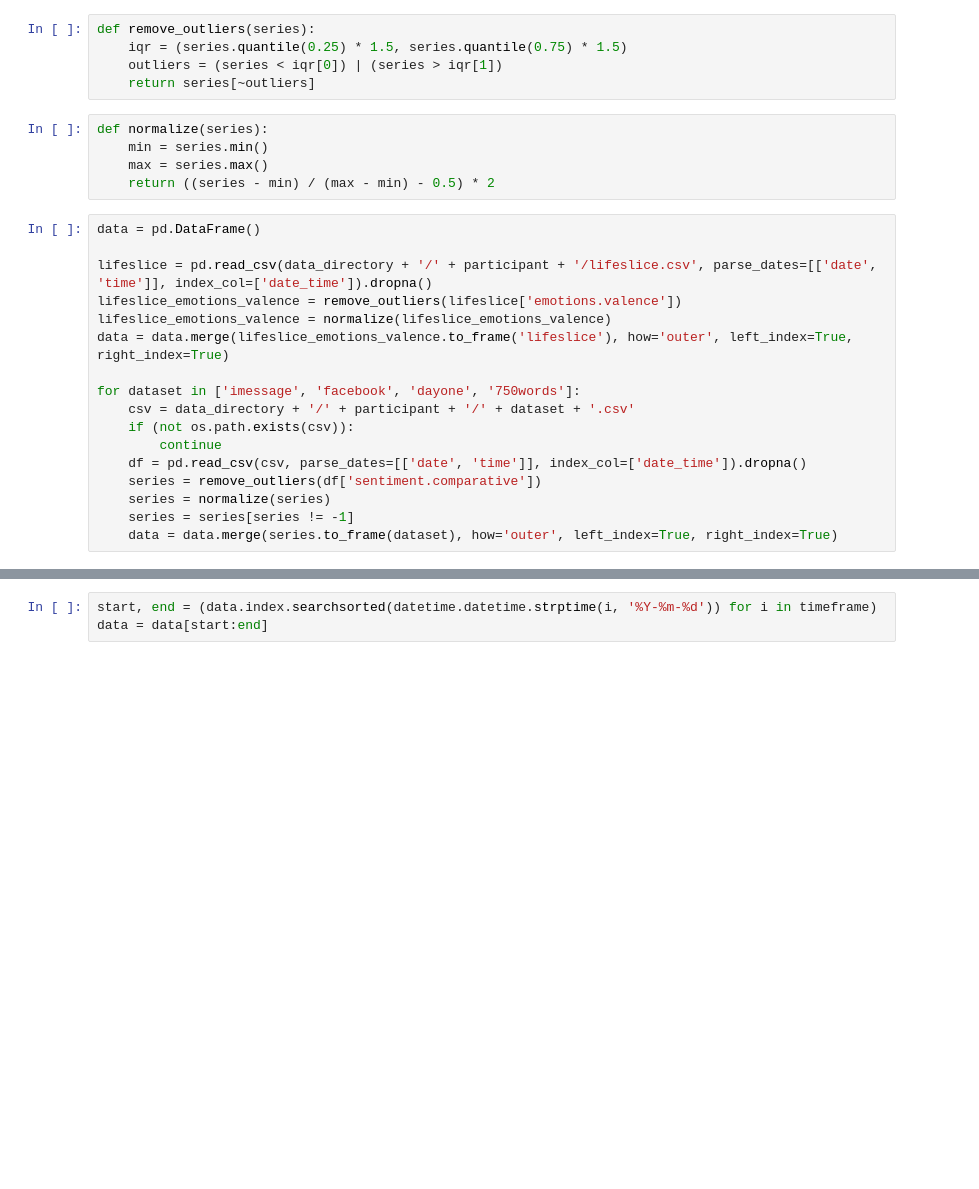
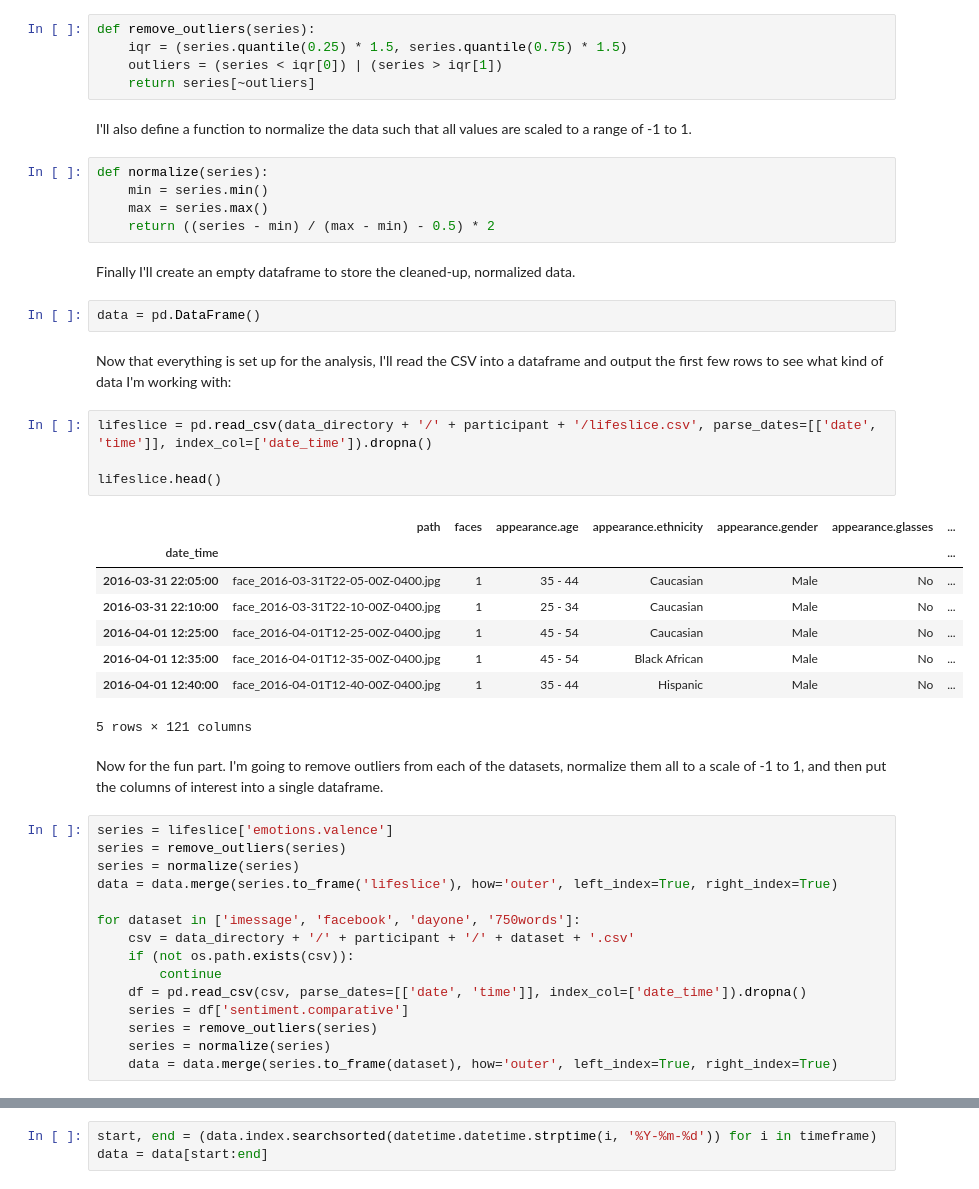
Before and after one commit to cjroth/chronist, a Jupyter notebook: analysis/comparative.ipynb, the cells around one changed output, grey strips where cells are left out. Cells and saved outputs as stored; diff of their text form; blank space fills up the shorter version.

```diff
--- a/analysis/comparative.ipynb
+++ b/analysis/comparative.ipynb
@@ -18,25 +46,46 @@ def remove_outliers(series):
     iqr = (series.quantile(0.25) * 1.5, series.quantile(0.75) * 1.5)
     outliers = (series < iqr[0]) | (series > iqr[1])
     return series[~outliers]
+# %% [markdown]
+I'll also define a function to normalize the data such that all values are scaled to a range of -1 to 1.
 # %%
 def normalize(series):
     min = series.min()
     max = series.max()
     return ((series - min) / (max - min) - 0.5) * 2
+# %% [markdown]
+Finally I'll create an empty dataframe to store the cleaned-up, normalized data.
+# %%
+data = pd.DataFrame()
+# %% [markdown]
+Now that everything is set up for the analysis, I'll read the CSV into a dataframe and output the first few rows to see what kind of data I'm working with:
+# %%
+lifeslice = pd.read_csv(data_directory + '/' + participant + '/lifeslice.csv', parse_dates=[['date', 'time']], index_col=['date_time']).dropna()
+
+lifeslice.head()
+# %% [output]
+|  | path | faces | appearance.age | appearance.ethnicity | appearance.gender | appearance.glasses | ... |
+| date_time |  |  |  |  |  |  | ... |
+| 2016-03-31 22:05:00 | face_2016-03-31T22-05-00Z-0400.jpg | 1 | 35 - 44 | Caucasian | Male | No | ... |
+| 2016-03-31 22:10:00 | face_2016-03-31T22-10-00Z-0400.jpg | 1 | 25 - 34 | Caucasian | Male | No | ... |
+| 2016-04-01 12:25:00 | face_2016-04-01T12-25-00Z-0400.jpg | 1 | 45 - 54 | Caucasian | Male | No | ... |
+| 2016-04-01 12:35:00 | face_2016-04-01T12-35-00Z-0400.jpg | 1 | 45 - 54 | Black African | Male | No | ... |
+| 2016-04-01 12:40:00 | face_2016-04-01T12-40-00Z-0400.jpg | 1 | 35 - 44 | Hispanic | Male | No | ... |
+5 rows × 121 columns
+# %% [markdown]
+Now for the fun part. I'm going to remove outliers from each of the datasets, normalize them all to a scale of -1 to 1, and then put the columns of interest into a single dataframe.
 # %%
-data = pd.DataFrame()
-
-lifeslice = pd.read_csv(data_directory + '/' + participant + '/lifeslice.csv', parse_dates=[['date', 'time']], index_col=['date_time']).dropna()
-lifeslice_emotions_valence = remove_outliers(lifeslice['emotions.valence'])
-lifeslice_emotions_valence = normalize(lifeslice_emotions_valence)
-data = data.merge(lifeslice_emotions_valence.to_frame('lifeslice'), how='outer', left_index=True, right_index=True)
+series = lifeslice['emotions.valence']
+series = remove_outliers(series)
+series = normalize(series)
+data = data.merge(series.to_frame('lifeslice'), how='outer', left_index=True, right_index=True)
 
 for dataset in ['imessage', 'facebook', 'dayone', '750words']:
     csv = data_directory + '/' + participant + '/' + dataset + '.csv'
     if (not os.path.exists(csv)):
         continue
     df = pd.read_csv(csv, parse_dates=[['date', 'time']], index_col=['date_time']).dropna()
-    series = remove_outliers(df['sentiment.comparative'])
+    series = df['sentiment.comparative']
+    series = remove_outliers(series)
     series = normalize(series)
-    series = series[series != -1]
     data = data.merge(series.to_frame(dataset), how='outer', left_index=True, right_index=True)
```
Also changed, not shown: parts of 44 cells of this notebook, 4 other files.
